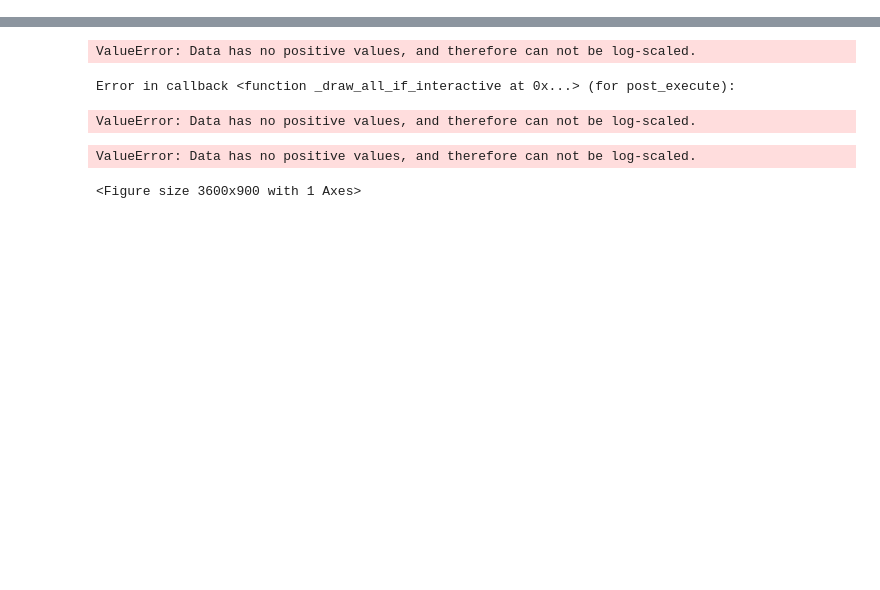
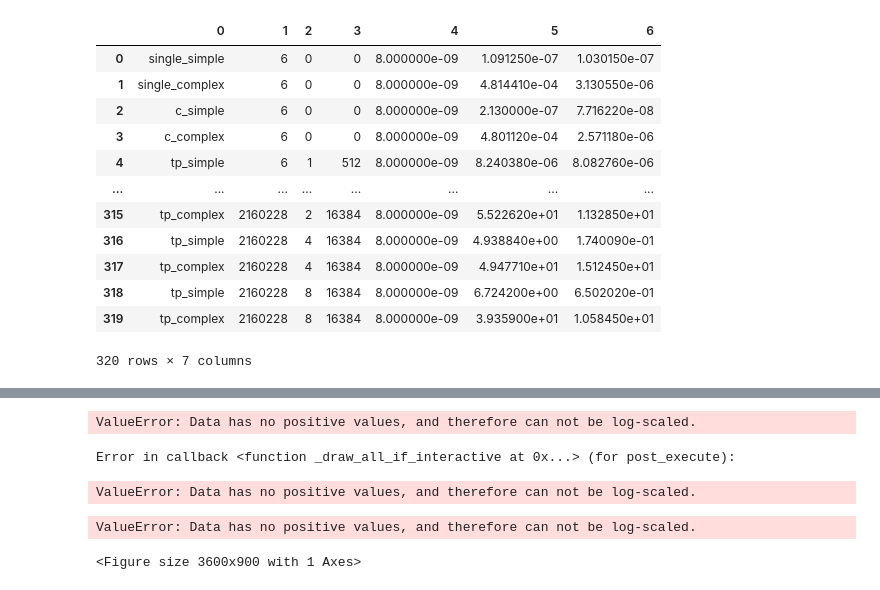
Before and after one commit to Jegp/aestream-paper, a Jupyter notebook: plots.ipynb, the cells around one changed output, grey strips where cells are left out. Saved outputs shown, nothing was run; the diff lists cells and outputs as text; code cells hidden in the pictures; blank space fills up the shorter version.

```diff
--- a/plots.ipynb
+++ b/plots.ipynb
@@ -21 +21,17 @@ def fetch_data(task):
+# %%
+fetch_data("simple")[0]
+# %% [output]
+|  | 0 | 1 | 2 | 3 | 4 | 5 | 6 |
+| 0 | single_simple | 6 | 0 | 0 | 8.000000e-09 | 1.091250e-07 | 1.030150e-07 |
+| 1 | single_complex | 6 | 0 | 0 | 8.000000e-09 | 4.814410e-04 | 3.130550e-06 |
+| 2 | c_simple | 6 | 0 | 0 | 8.000000e-09 | 2.130000e-07 | 7.716220e-08 |
+| 3 | c_complex | 6 | 0 | 0 | 8.000000e-09 | 4.801120e-04 | 2.571180e-06 |
+| 4 | tp_simple | 6 | 1 | 512 | 8.000000e-09 | 8.240380e-06 | 8.082760e-06 |
+| ... | ... | ... | ... | ... | ... | ... | ... |
+| 315 | tp_complex | 2160228 | 2 | 16384 | 8.000000e-09 | 5.522620e+01 | 1.132850e+01 |
+| 316 | tp_simple | 2160228 | 4 | 16384 | 8.000000e-09 | 4.938840e+00 | 1.740090e-01 |
+| 317 | tp_complex | 2160228 | 4 | 16384 | 8.000000e-09 | 4.947710e+01 | 1.512450e+01 |
+| 318 | tp_simple | 2160228 | 8 | 16384 | 8.000000e-09 | 6.724200e+00 | 6.502020e-01 |
+| 319 | tp_complex | 2160228 | 8 | 16384 | 8.000000e-09 | 3.935900e+01 | 1.058450e+01 |
+320 rows × 7 columns
 # %%
```
Also changed, not shown: parts of 3 cells of this notebook, 5 other files.
